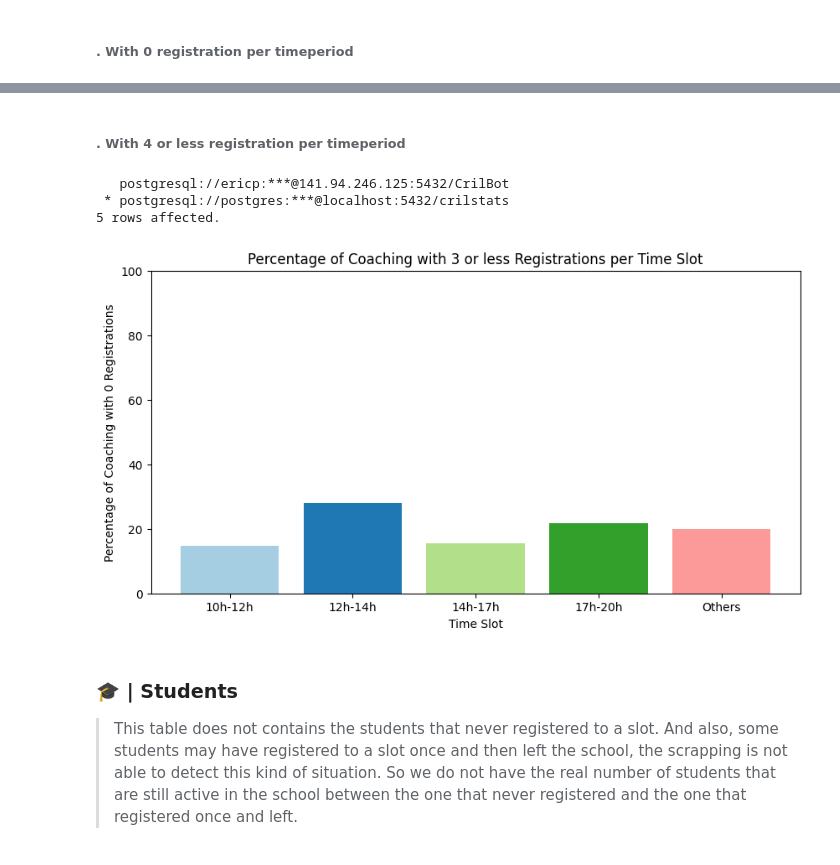
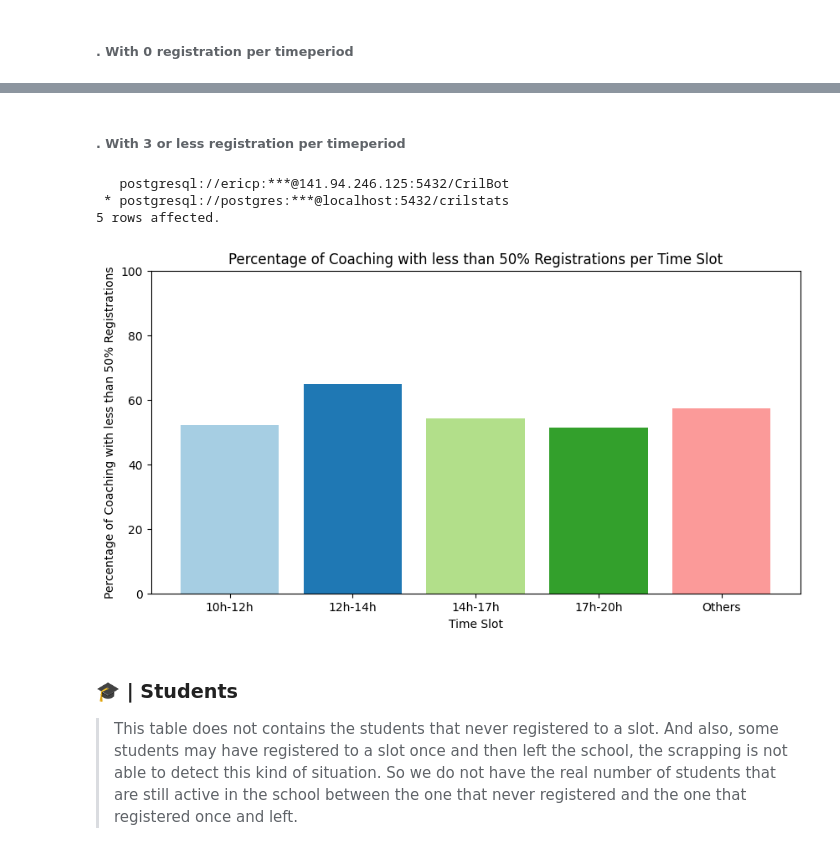
Before and after one commit to Eric-Philippe/CrilStats, a Jupyter notebook: playbook.ipynb, the cells around one changed output, grey strips where cells are left out. Drawn from its saved outputs; the diff is of its cells as text; code cells hidden in the pictures.

Commit message:
``Edit cell percentage calcul``

```diff
--- a/playbook.ipynb
+++ b/playbook.ipynb
@@ -1502,5 +1502,5 @@ plt.show()
 # %% [markdown]
-###### . With 4 or less registration per timeperiod
+###### . With 3 or less registration per timeperiod
 # %%
 req = """
 WITH total_hours_cte AS (
@@ -1508,44 +1508,41 @@ WITH total_hours_cte AS (
         CASE
             WHEN EXTRACT(HOUR FROM start_date) >= 10 AND (EXTRACT(HOUR FROM end_date) < 12 OR EXTRACT(HOUR FROM end_date) = 12 AND EXTRACT(MINUTE FROM end_date) = 0) THEN '10h-12h'
             WHEN EXTRACT(HOUR FROM start_date) >= 12 AND (EXTRACT(HOUR FROM end_date) < 14 OR EXTRACT(HOUR FROM end_date) = 14 AND EXTRACT(MINUTE FROM end_date) = 0) THEN '12h-14h'
             WHEN EXTRACT(HOUR FROM start_date) >= 14 AND (EXTRACT(HOUR FROM end_date) < 17 OR EXTRACT(HOUR FROM end_date) = 17 AND EXTRACT(MINUTE FROM end_date) = 0) THEN '14h-17h'
             WHEN EXTRACT(HOUR FROM start_date) >= 17 AND (EXTRACT(HOUR FROM end_date) < 20 OR EXTRACT(HOUR FROM end_date) = 20 AND EXTRACT(MINUTE FROM end_date) = 0) THEN '17h-20h'
             ELSE 'Others'
         END AS time_slot,
-        COUNT(*) AS count
+        COUNT(*) FILTER (WHERE type = 'Coaching' AND insc / seats < 0.5) AS no_reg_count,
+        COUNT(*) FILTER (WHERE type = 'Coaching') AS total_count
     FROM filtered_slots
-    WHERE type = 'Coaching'
     GROUP BY time_slot
-),
-total_count AS (
-    SELECT SUM(count) AS total
-    FROM total_hours_cte
 )
 SELECT
     time_slot,
-    count,
-    (count / (SELECT total FROM total_count)) * 100 AS percentage
+    no_reg_count,
+    total_count,
+    (no_reg_count::float / total_count) * 100 AS percentage
 FROM total_hours_cte
 ORDER BY time_slot;
 """
 
 result = get_ipython().run_line_magic('sql', f'{req}')
 
 df = result.DataFrame()
 
 # Plot the data in a bar chart
 plt.figure(figsize=(10, 5))
 plt.bar(df.time_slot, df["percentage"], color=get_colors(df))
 plt.xlabel('Time Slot')
-plt.ylabel('Percentage of Coaching with 0 Registrations')
-plt.title('Percentage of Coaching with 3 or less Registrations per Time Slot')
+plt.ylabel('Percentage of Coaching with less than 50% Registrations')
+plt.title('Percentage of Coaching with less than 50% Registrations per Time Slot')
 plt.ylim(0, 100)
 plt.show()
 # %% [output]
    postgresql://ericp:***@141.94.246.125:5432/CrilBot
  * postgresql://postgres:***@localhost:5432/crilstats
 5 rows affected.
-[figure, old version]
+[figure, new version]
 # %% [markdown]
 ### 🎓 | Students
 
```
Also changed, not shown: parts of 1 cell of this notebook.
